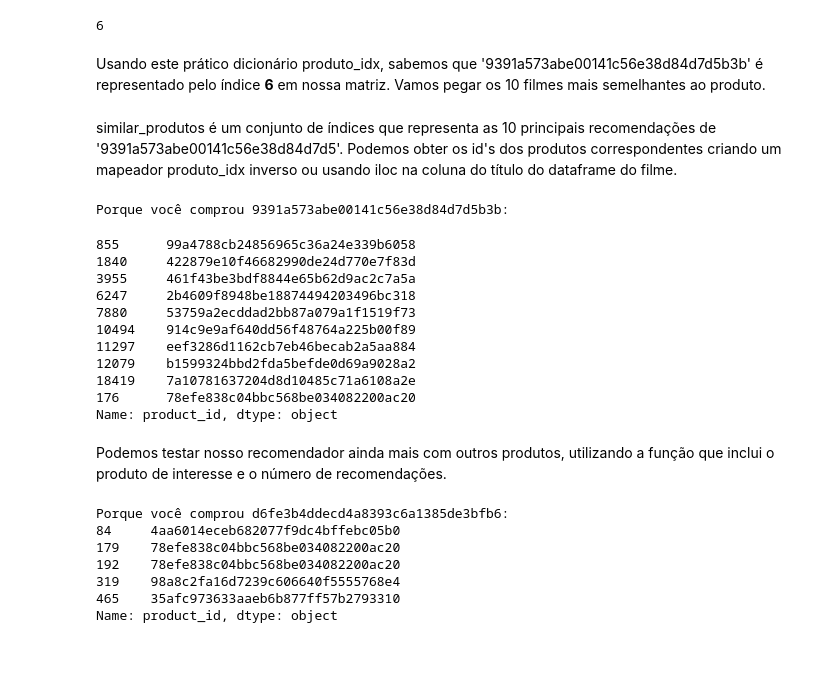
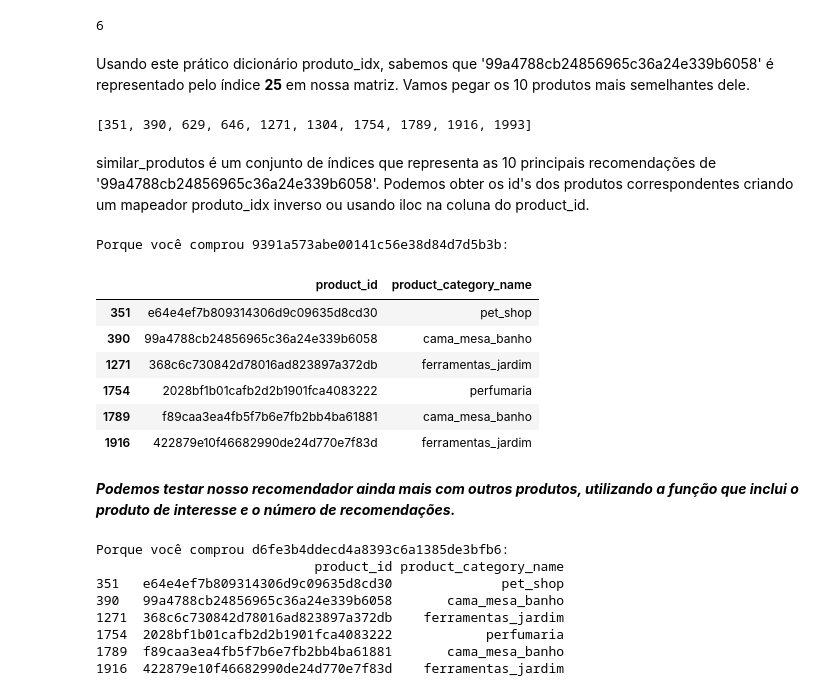
Before and after one commit to arcursino/credit-bureau, a Jupyter notebook: olist/recomendacao-baseado_conteudo.ipynb, the cells around one changed output. Saved outputs shown, nothing was run; the diff lists cells and outputs as text; code cells hidden in the pictures; blank space fills up the shorter version.

```diff
--- a/olist/recomendacao-baseado_conteudo.ipynb
+++ b/olist/recomendacao-baseado_conteudo.ipynb
@@ -48,7 +49,7 @@ Podemos usar o Contador do Python para criar um dicionário contendo contagens d
 # %%
 from collections import Counter
 
-categoria_counts = Counter(c for categorias in df['product_category_name'] for c in categorias)
+categoria_counts = Counter(c for categorias in df['product_category_name_split'] for c in categorias)
 print(f"Há {len(categoria_counts)} rótulos de categoria.")
 categoria_counts
 # %% [output]
@@ -314,30 +369,31 @@ idx
 # %% [output]
 6
 # %% [markdown]
-Usando este prático dicionário produto_idx, sabemos que '9391a573abe00141c56e38d84d7d5b3b' é representado pelo índice **6** em nossa matriz. Vamos pegar os 10 filmes mais semelhantes ao produto.
+Usando este prático dicionário produto_idx, sabemos que '99a4788cb24856965c36a24e339b6058' é representado pelo índice **25** em nossa matriz. Vamos pegar os 10 produtos mais semelhantes dele.
 # %%
 n_recommendations=10
 sim_scores = list(enumerate(cosine_sim[idx]))
 sim_scores = sorted(sim_scores, key=lambda x: x[1], reverse=True)
 sim_scores = sim_scores[1:(n_recommendations+1)]
-similar_produtos = [i[0] for i in sim_scores]
+similar_produto = [i[0] for i in sim_scores]
+# %%
+similar_produto
+# %% [output]
+[351, 390, 629, 646, 1271, 1304, 1754, 1789, 1916, 1993]
 # %% [markdown]
-similar_produtos é um conjunto de índices que representa as 10 principais recomendações de '9391a573abe00141c56e38d84d7d5'. Podemos obter os id's dos produtos correspondentes criando um mapeador produto_idx inverso ou usando iloc na coluna do título do dataframe do filme.
+similar_produtos é um conjunto de índices que representa as 10 principais recomendações de '99a4788cb24856965c36a24e339b6058'. Podemos obter os id's dos produtos correspondentes criando um mapeador produto_idx inverso ou usando iloc na coluna do product_id.
-# %%
-print(f"Porque você comprou {produto}:")
-df['product_id'].iloc[similar_produto]
-# %% [output]
-Porque você comprou 9391a573abe00141c56e38d84d7d5b3b:
-855      99a4788cb24856965c36a24e339b6058
-1840     422879e10f46682990de24d770e7f83d
-3955     461f43be3bdf8844e65b62d9ac2c7a5a
-6247     2b4609f8948be18874494203496bc318
-7880     53759a2ecddad2bb87a079a1f1519f73
-10494    914c9e9af640dd56f48764a225b00f89
-11297    eef3286d1162cb7eb46becab2a5aa884
-12079    b1599324bbd2fda5befde0d69a9028a2
-18419    7a10781637204d8d10485c71a6108a2e
-176      78efe838c04bbc568be034082200ac20
-Name: product_id, dtype: object
+# %%
+print(f"Porque você comprou {produto}:")
+produto_recomendado = df[['product_id', 'product_category_name']].iloc[similar_produto]
+produto_recomendado.drop_duplicates(subset='product_id', keep='first')
+# %% [output]
+Porque você comprou 9391a573abe00141c56e38d84d7d5b3b:
+|  | product_id | product_category_name |
+| 351 | e64e4ef7b809314306d9c09635d8cd30 | pet_shop |
+| 390 | 99a4788cb24856965c36a24e339b6058 | cama_mesa_banho |
+| 1271 | 368c6c730842d78016ad823897a372db | ferramentas_jardim |
+| 1754 | 2028bf1b01cafb2d2b1901fca4083222 | perfumaria |
+| 1789 | f89caa3ea4fb5f7b6e7fb2bb4ba61881 | cama_mesa_banho |
+| 1916 | 422879e10f46682990de24d770e7f83d | ferramentas_jardim |
 # %% [markdown]
-Podemos testar nosso recomendador ainda mais com outros produtos, utilizando a função que inclui o produto de interesse e o número de recomendações.
+***Podemos testar nosso recomendador ainda mais com outros produtos, utilizando a função que inclui o produto de interesse e o número de recomendações.***
@@ -354,10 +399,0 @@ def get_content_based_recommendations(produto_string, n_recommendations=10):
-# %%
-get_content_based_recommendations('d6fe3b4ddecd4a8393c6a1385de3bfb6', 5)
-# %% [output]
-Porque você comprou d6fe3b4ddecd4a8393c6a1385de3bfb6:
-84     4aa6014eceb682077f9dc4bffebc05b0
-179    78efe838c04bbc568be034082200ac20
-192    78efe838c04bbc568be034082200ac20
-319    98a8c2fa16d7239c606640f5555768e4
-465    35afc973633aaeb6b877ff57b2793310
-Name: product_id, dtype: object
@@ -363,0 +411,11 @@ Name: product_id, dtype: object
+# %%
+get_content_based_recommendations('f6fe3b4ddecd4a8393c6a1385de3bfb6', 10)
+# %% [output]
+Porque você comprou d6fe3b4ddecd4a8393c6a1385de3bfb6:
+                            product_id product_category_name
+351   e64e4ef7b809314306d9c09635d8cd30              pet_shop
+390   99a4788cb24856965c36a24e339b6058       cama_mesa_banho
+1271  368c6c730842d78016ad823897a372db    ferramentas_jardim
+1754  2028bf1b01cafb2d2b1901fca4083222            perfumaria
+1789  f89caa3ea4fb5f7b6e7fb2bb4ba61881       cama_mesa_banho
+1916  422879e10f46682990de24d770e7f83d    ferramentas_jardim
```
Also changed, not shown: parts of 21 cells of this notebook.
